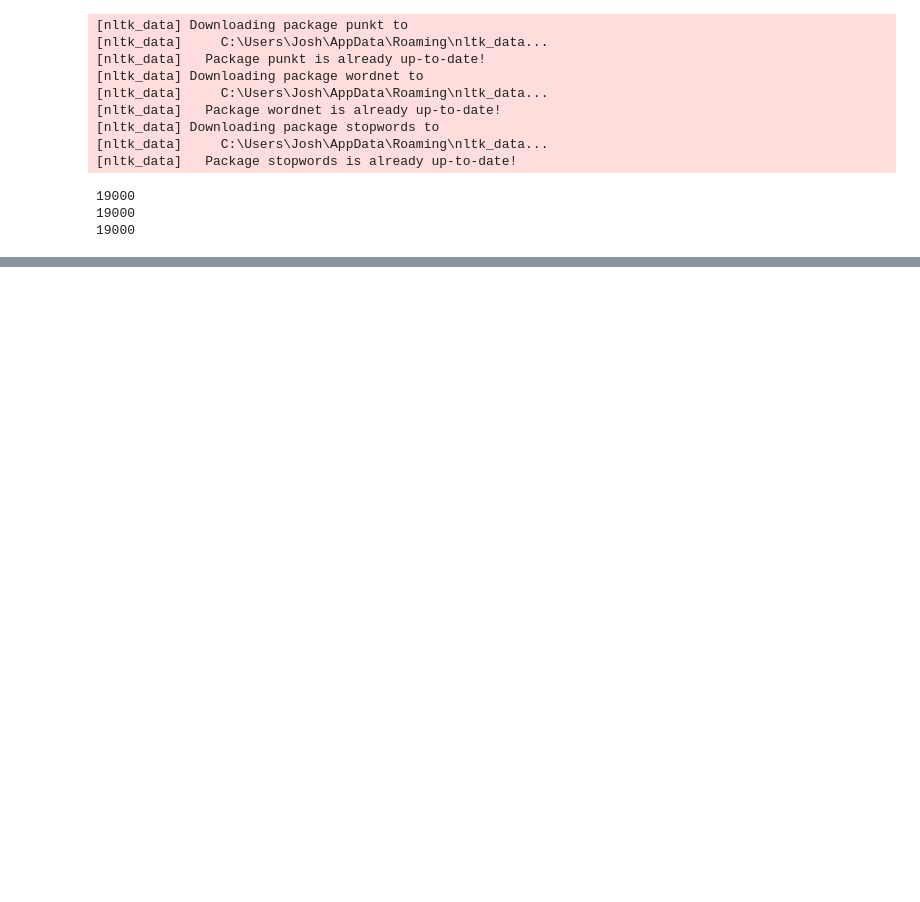
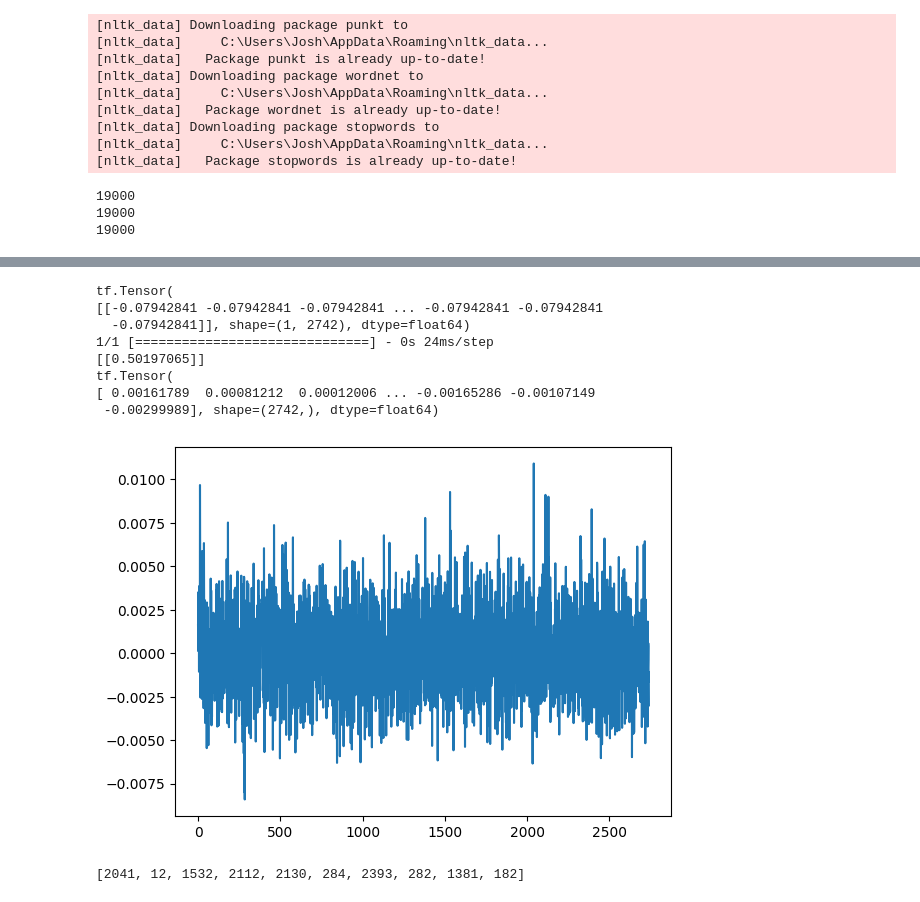
Before and after one commit to jakecomp/Jira_Oracle, a Jupyter notebook: NN.ipynb, the cells around one changed output, grey strips where cells are left out. Drawn from its saved outputs; the diff is of its cells as text; code cells hidden in the pictures; blank space fills up the shorter version.

```diff
--- a/NN.ipynb
+++ b/NN.ipynb
@@ -112,21 +112,27 @@ y_test = tf.convert_to_tensor(test['effort'])
 
 from tensorflow import keras
 
-model = keras.Sequential([
-    keras.layers.Flatten(input_shape=(2742,1)),
+model = keras.Sequential()
+model.add(keras.layers.Flatten(input_shape=(2742,1)))
+model.add(keras.layers.Dense(128))
+model.add(keras.layers.Activation("relu"))
 
-    keras.layers.Dense(256, activation="relu"),
-    #keras.layers.Dropout(0.2),
-    keras.layers.Dense(256, activation="relu"),
-    #keras.layers.Dropout(0.2),
-    keras.layers.Dense(512, activation="relu"),
+model.add(keras.layers.Dropout(0.2))
 
-    keras.layers.Dense(1)
-])
+model.add(keras.layers.Dense(256))
+model.add(keras.layers.Activation("relu"))
 
-model.compile(optimizer=keras.optimizers.Adam(lr=0.1), loss="mean_squared_error", metrics=["accuracy"])
+model.add(keras.layers.Dropout(0.2))
 
-model.fit(x_train, y_train, epochs=20, shuffle=True)
+model.add(keras.layers.Dense(512))
+model.add(keras.layers.Activation("relu"))
+
+model.add(keras.layers.Dense(1))
+model.add(keras.layers.Activation("sigmoid"))
+
+model.compile(optimizer=keras.optimizers.SGD(learning_rate=0.005), loss="mean_squared_error", metrics=["accuracy"])
+
+model.fit(x_train, y_train, validation_data=(x_test, y_test), epochs=20, shuffle=True)
 
 test_loss, test_acc = model.evaluate(x_test, y_test)
 
@@ -152,0 +188,37 @@ Tested Acc:  0.4405263066291809
+# %%
+sample = tf.reshape(x_train[0], (1, 2742))
+print(sample)
+result = model.predict(sample)
+print(result)
+
+with tf.GradientTape() as tape:
+    tape.watch(sample)
+    result = model(sample)
+grads = tape.gradient(result, sample)
+
+print(grads[0])
+plt.plot(grads[0].numpy())
+plt.show()
+# %% [output]
+tf.Tensor(
+[[-0.07942841 -0.07942841 -0.07942841 ... -0.07942841 -0.07942841
+  -0.07942841]], shape=(1, 2742), dtype=float64)
+1/1 [==============================] - 0s 24ms/step
+[[0.50197065]]
+tf.Tensor(
+[ 0.00161789  0.00081212  0.00012006 ... -0.00165286 -0.00107149
+ -0.00299989], shape=(2742,), dtype=float64)
+[figure, added]
+# %%
+temp = abs(grads[0].numpy())
+counter = 0
+indexs = [0, 0, 0, 0, 0, 0, 0, 0, 0, 0]
+while counter < 10:
+    indexs[counter] = temp.argmax()
+    temp[indexs[counter]] = 0
+    counter += 1
+
+
+print(indexs)
+# %% [output]
+[2041, 12, 1532, 2112, 2130, 284, 2393, 282, 1381, 182]
```
Also changed, not shown: parts of 2 cells of this notebook.
